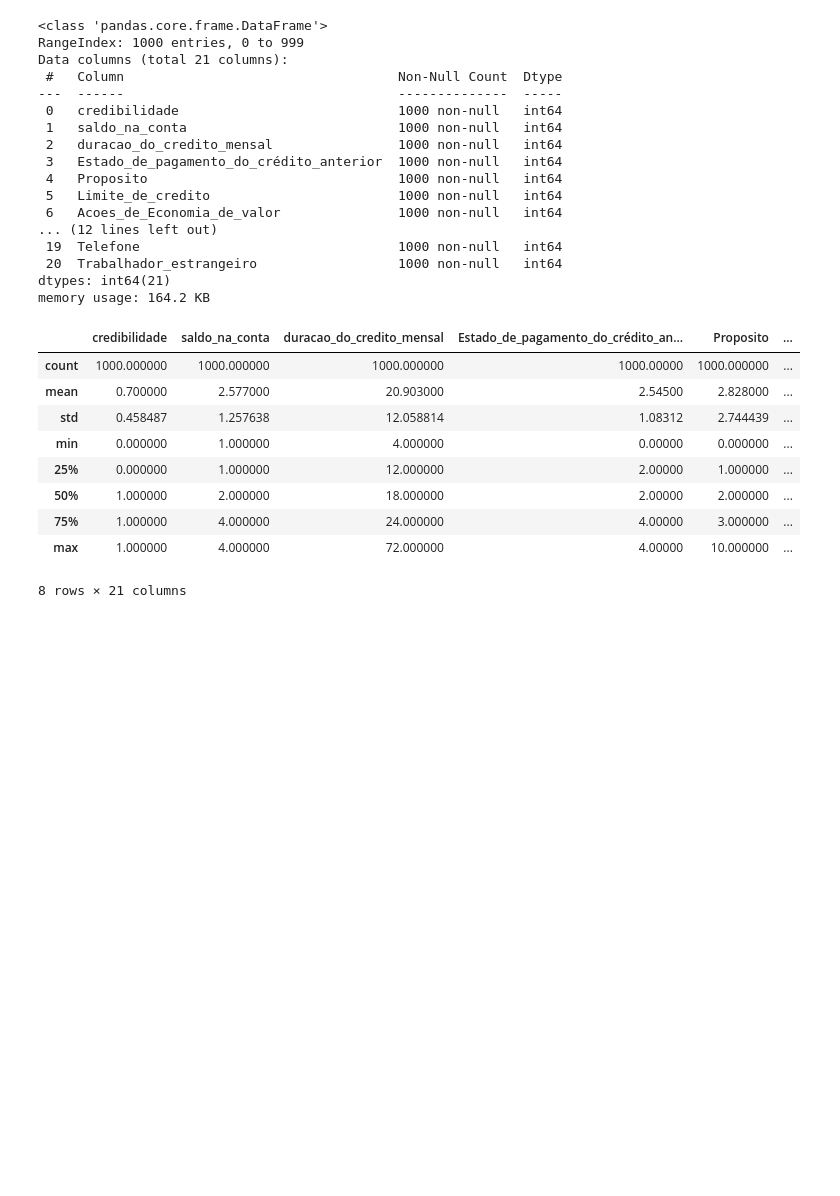
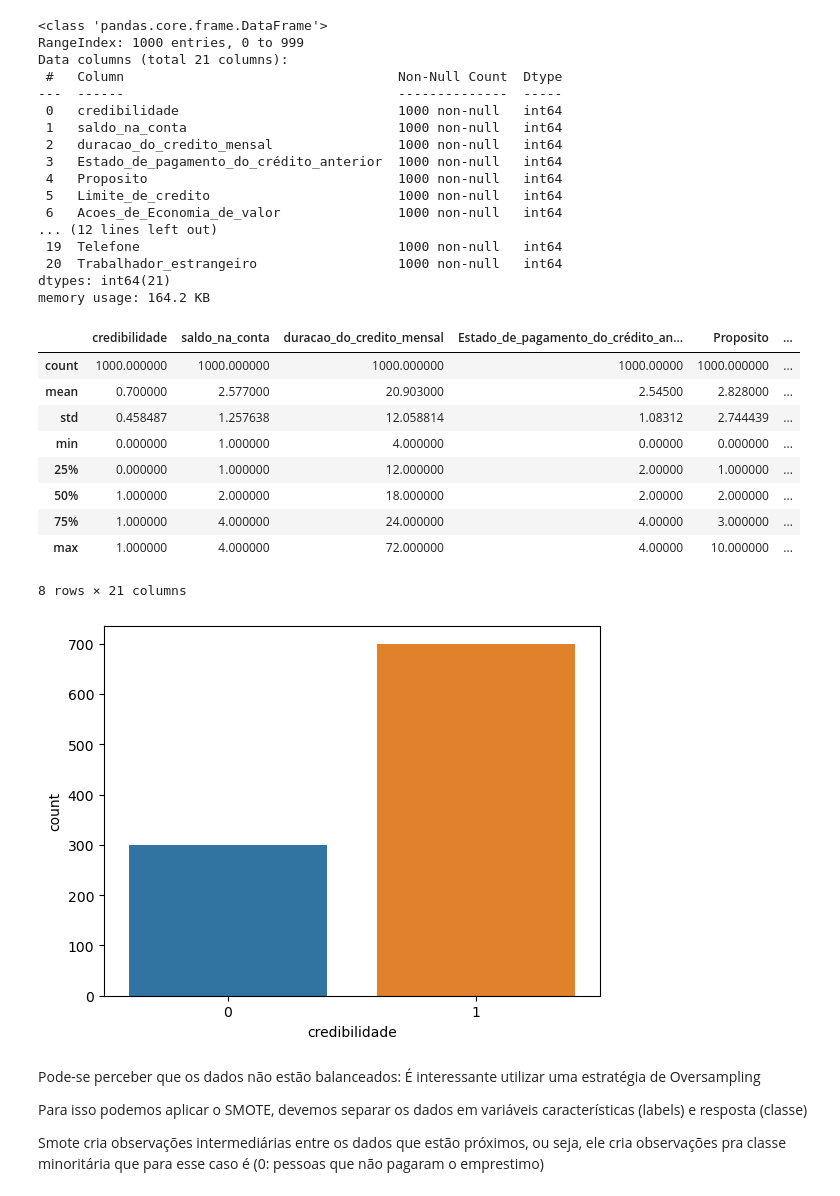
Before and after one commit to joaovcdc/Portifolio-Data-Science, a Jupyter notebook: Classificação-para-crédito/German_Creditabilidade.ipynb, the cells around one changed output. Drawn from its saved outputs; the diff is of its cells as text; code cells hidden in the pictures; blank space fills up the shorter version.

Commit message:
adicionando oversampling e kbest e verificando o modelo

```diff
--- a/Classificação-para-crédito/German_Creditabilidade.ipynb
+++ b/Classificação-para-crédito/German_Creditabilidade.ipynb
@@ -76,3 +83,10 @@ dados.describe()
 | 75% | 1.000000 | 4.000000 | 24.000000 | 4.00000 | 3.000000 | ... |
 | max | 1.000000 | 4.000000 | 72.000000 | 4.00000 | 10.000000 | ... |
 8 rows × 21 columns
+# %%
+# Verificar se os dados que quero classificar estão balanceados
+import seaborn as sns
+%matplotlib inline
+ax = sns.countplot(data = dados, x = 'credibilidade')
+# %% [output]
+[figure, added]
@@ -78,0 +95,6 @@ dados.describe()
+# %% [markdown]
+Pode-se perceber que os dados não estão balanceados: É interessante utilizar uma estratégia de Oversampling
+
+Para isso podemos aplicar o SMOTE, devemos separar  os dados em variáveis características (labels) e resposta (classe)
+
+Smote cria observações intermediárias entre os dados que estão próximos, ou seja, ele cria observações pra classe minoritária que para esse caso é (0: pessoas que não pagaram o emprestimo)
```
Also changed, not shown: parts of 14 cells of this notebook.
